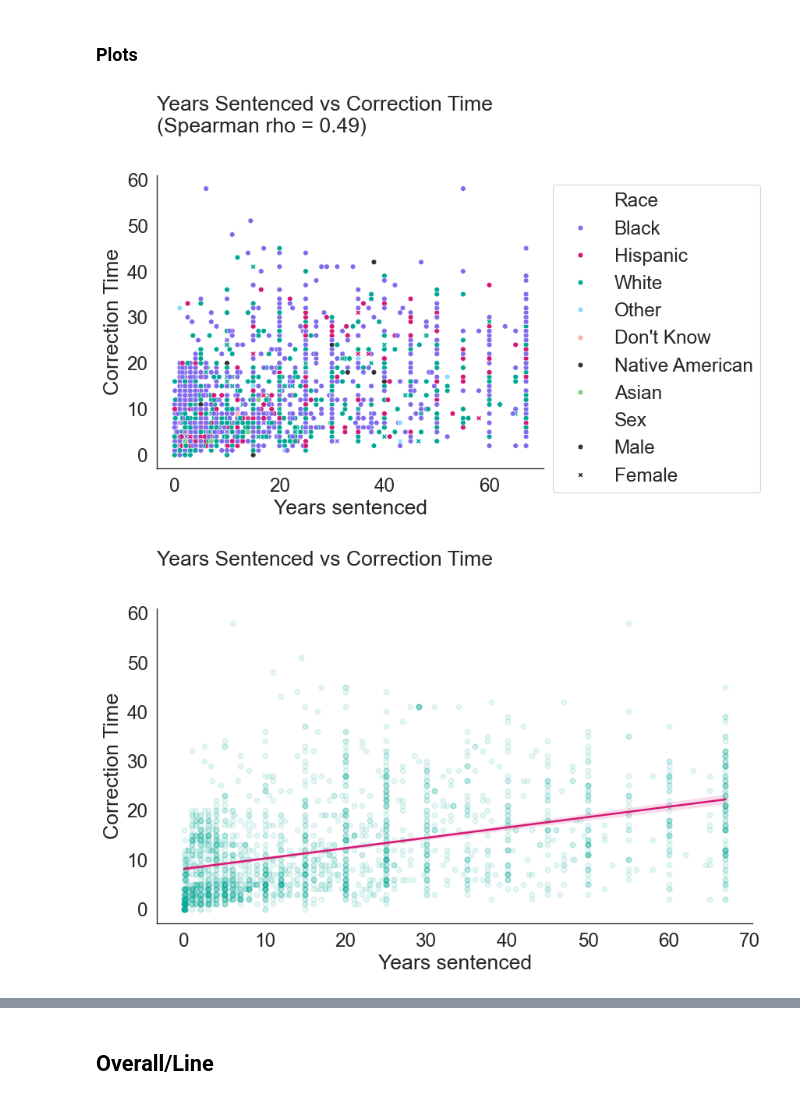
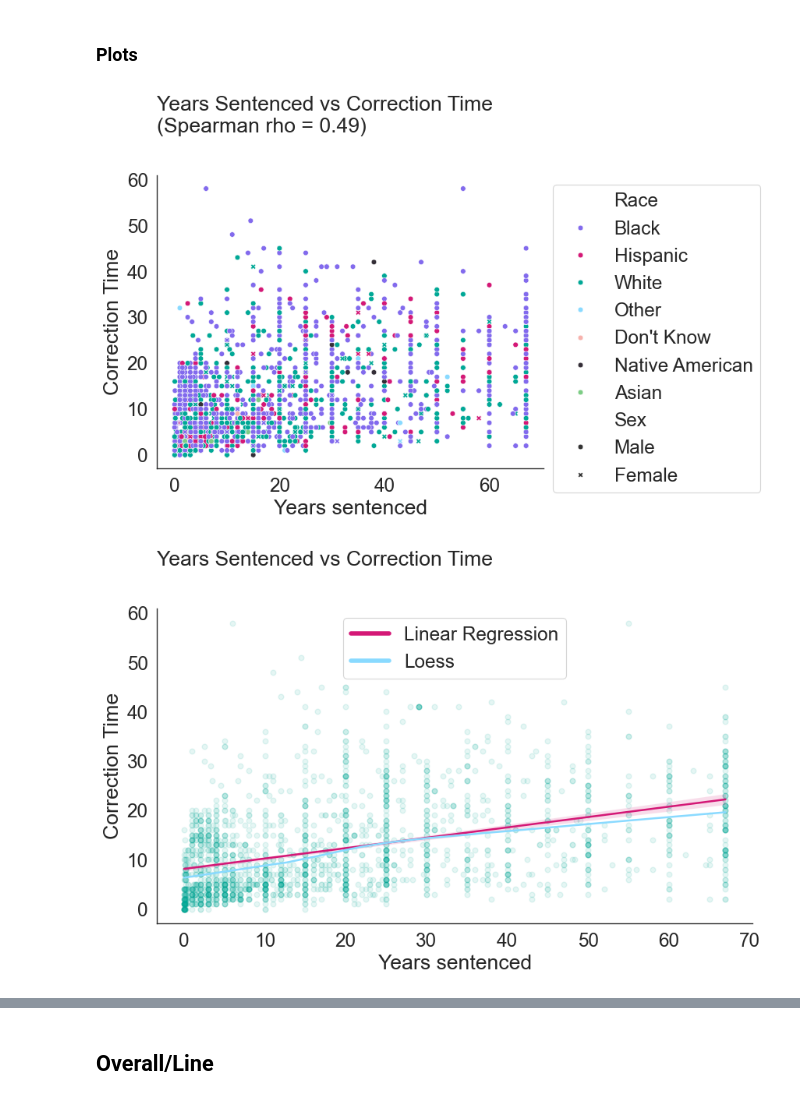
Before and after one commit to josh-ashkinaze/er_correct, a Jupyter notebook: exon.ipynb, the cells around one changed output, grey strips where cells are left out. Drawn from its saved outputs; the diff is of its cells as text; code cells hidden in the pictures.

Commit message:
lowess plot

```diff
--- a/exon.ipynb
+++ b/exon.ipynb
@@ -284,44 +284,54 @@ plt.ylabel("Correction Time")
 plt.title(f"Years Sentenced vs Correction Time\n(Spearman rho = {corr:.2f})")
 plt.show()
 
+
 #################
 # LINE PLOT
 #################
 plt.figure(figsize=(9, 6))
 sns.regplot(data=df, x='yrs_sentw', y='correction_time', scatter_kws={'alpha': 0.1}, line_kws={'color': mypal[1]}, color=mypal[2])
+sns.regplot(data=df, x='yrs_sentw', y='correction_time', scatter=False, lowess=True, line_kws={'color': mypal[3]})
 plt.xlabel("Years sentenced")
 plt.ylabel("Correction Time")
 plt.title("Years Sentenced vs Correction Time")
+
+# Create custom legend
+legend_elements = [
+    plt.Line2D([0], [0], color=mypal[1], lw=4, label='Linear Regression'),
+    plt.Line2D([0], [0], color=mypal[3], lw=4, label='Loess')
+]
+plt.legend(handles=legend_elements)
+
 plt.show()
 
 
 #################
 # BINNED
 #################
 df['yrs_sentw_bin'] = pd.cut(df['yrs_sentw'], bins=4, labels=False)+1
 plt.figure(figsize=(9, 6))
 sns.pointplot(data=df, x='yrs_sentw_bin', y='correction_time')
 plt.xlabel("Years Sentenced (Quartile)")
 plt.ylabel("Average Correction Time")
 plt.title("Years Sentenced vs Correction Time")
 plt.tight_layout()
 plt.show()
 
 
 #################
 # KDE
 #################
 sns.jointplot(data=df, x='yrs_sentw', y='correction_time', kind='kde', color=mypal[2], fill=True, height=6, ratio=3)
 
 plt.xlabel("Years sentenced")
 plt.ylabel("Correction Time")
 plt.title("")
 plt.tight_layout()
 
 plt.show()
 # %% [output]
 [figure]
-[figure, old version]
+[figure, new version]
 [figure]
 [figure]
 # %%
```
Also changed, not shown: parts of 1 cell of this notebook.
